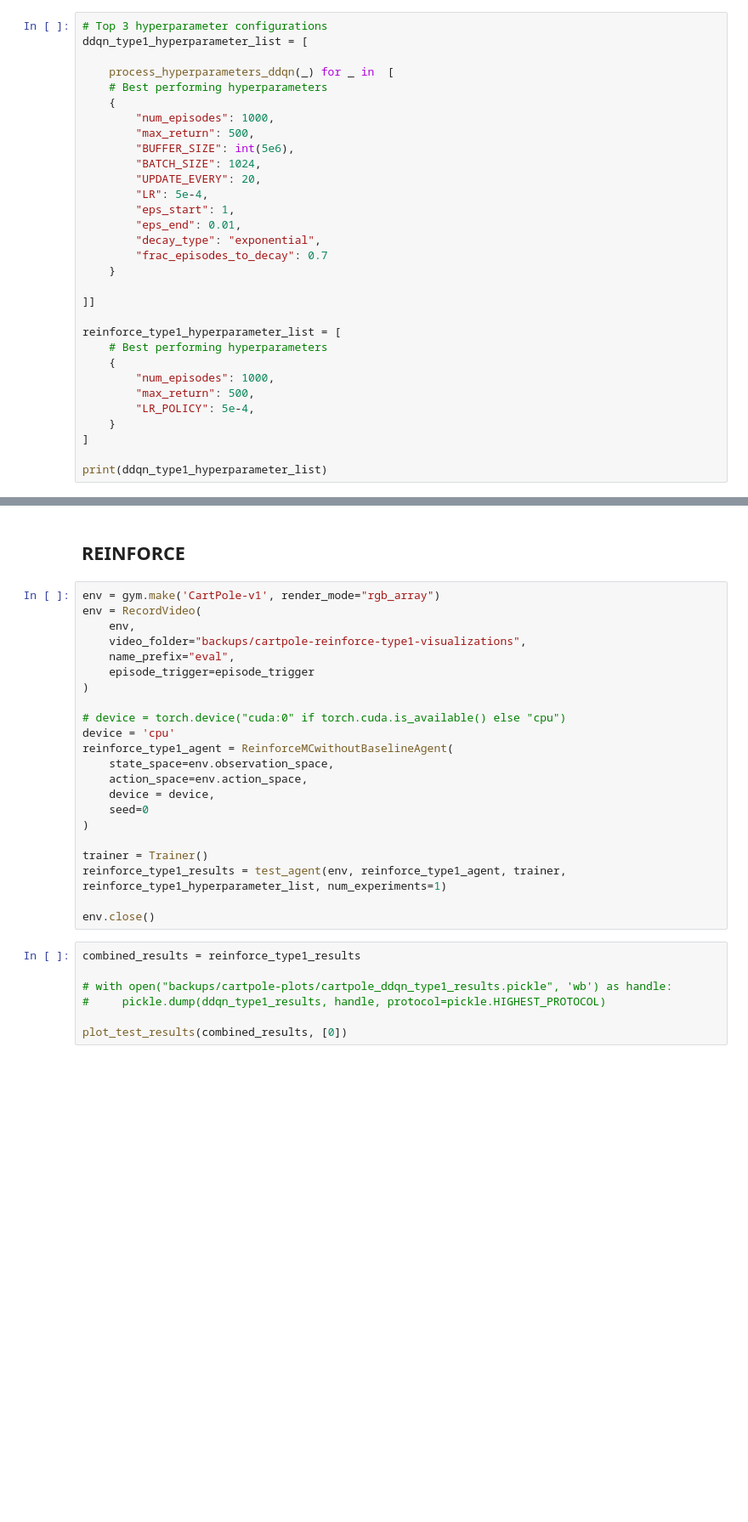
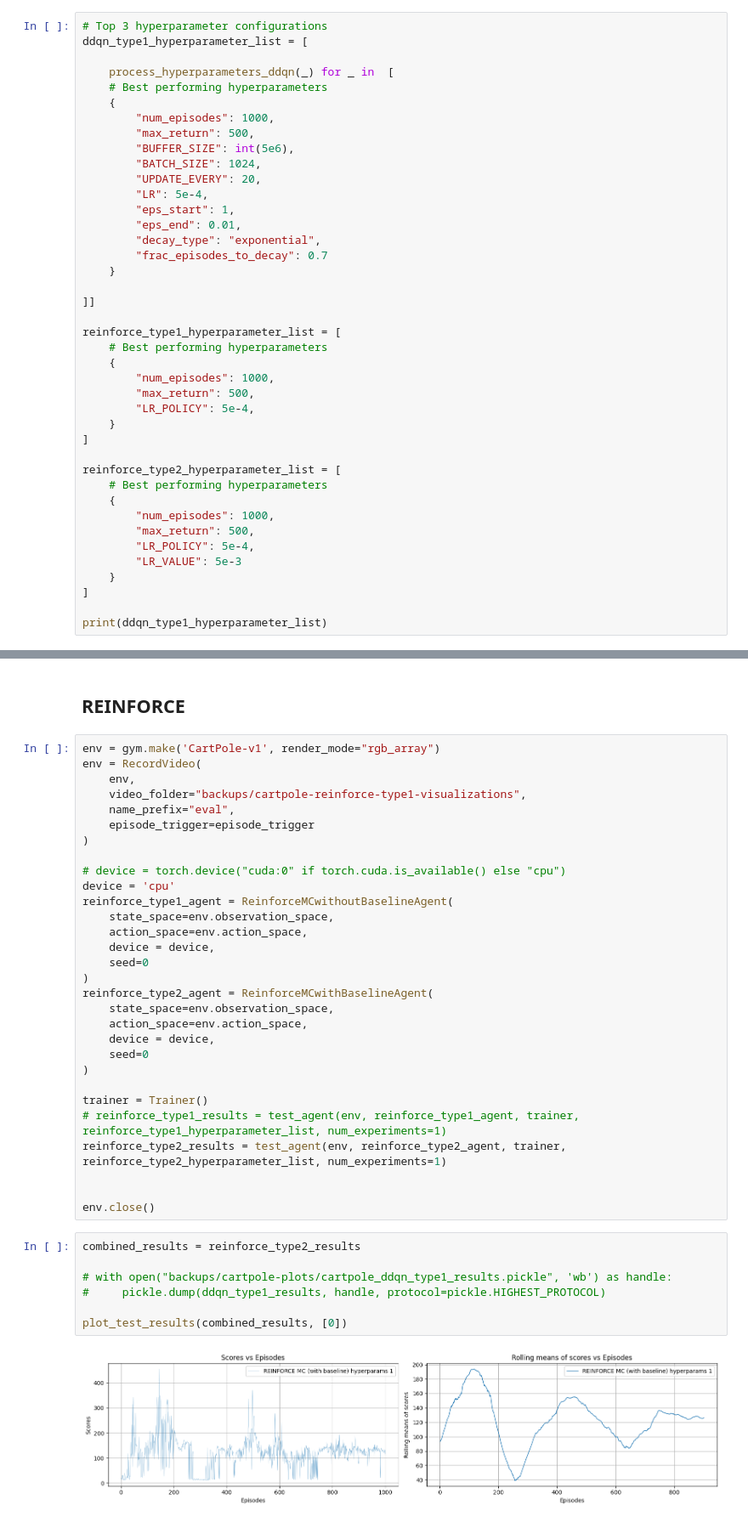
Before and after one commit to JG-0212/DA6400_RL_PA2, a Jupyter notebook: cartpole_train.ipynb, the cells around one changed output, grey strips where cells are left out. Shown: that part at 85% size. Drawn from its saved outputs; the diff is of its cells as text; blank space fills up the shorter version.

Commit message:
REINFORCE agent with baseline

```diff
--- a/cartpole_train.ipynb
+++ b/cartpole_train.ipynb
@@ -60,6 +60,16 @@ reinforce_type1_hyperparameter_list = [
     }
 ]
 
+reinforce_type2_hyperparameter_list = [
+    # Best performing hyperparameters
+    {
+        "num_episodes": 1000,
+        "max_return": 500,
+        "LR_POLICY": 5e-4,
+        "LR_VALUE": 5e-3
+    }
+]
+
 print(ddqn_type1_hyperparameter_list)
 # %% [output]
 [{'num_episodes': 1000, 'max_return': 500, 'BUFFER_SIZE': 5000000, 'BATCH_SIZE': 1024, 'UPDATE_EVERY': 20, 'LR': 0.0005, 'eps_start': 1, 'eps_end': 0.01, 'decay_type': 'exponential', 'eps_decay': np.f ...
@@ -113,15 +123,25 @@ reinforce_type1_agent = ReinforceMCwithoutBaselineAgent(
     device = device,
     seed=0
 )
+reinforce_type2_agent = ReinforceMCwithBaselineAgent(
+    state_space=env.observation_space,
+    action_space=env.action_space,
+    device = device,
+    seed=0
+)
 
 trainer = Trainer()
-reinforce_type1_results = test_agent(env, reinforce_type1_agent, trainer, reinforce_type1_hyperparameter_list, num_experiments=1)
+# reinforce_type1_results = test_agent(env, reinforce_type1_agent, trainer, reinforce_type1_hyperparameter_list, num_experiments=1)
+reinforce_type2_results = test_agent(env, reinforce_type2_agent, trainer, reinforce_type2_hyperparameter_list, num_experiments=1)
+
 
 env.close()
 # %%
-combined_results = reinforce_type1_results
+combined_results = reinforce_type2_results
 
 # with open("backups/cartpole-plots/cartpole_ddqn_type1_results.pickle", 'wb') as handle:
 #     pickle.dump(ddqn_type1_results, handle, protocol=pickle.HIGHEST_PROTOCOL)
 
 plot_test_results(combined_results, [0])
+# %% [output]
+[figure, added]
```
Also changed, not shown: parts of 1 cell of this notebook, 3 other files.
